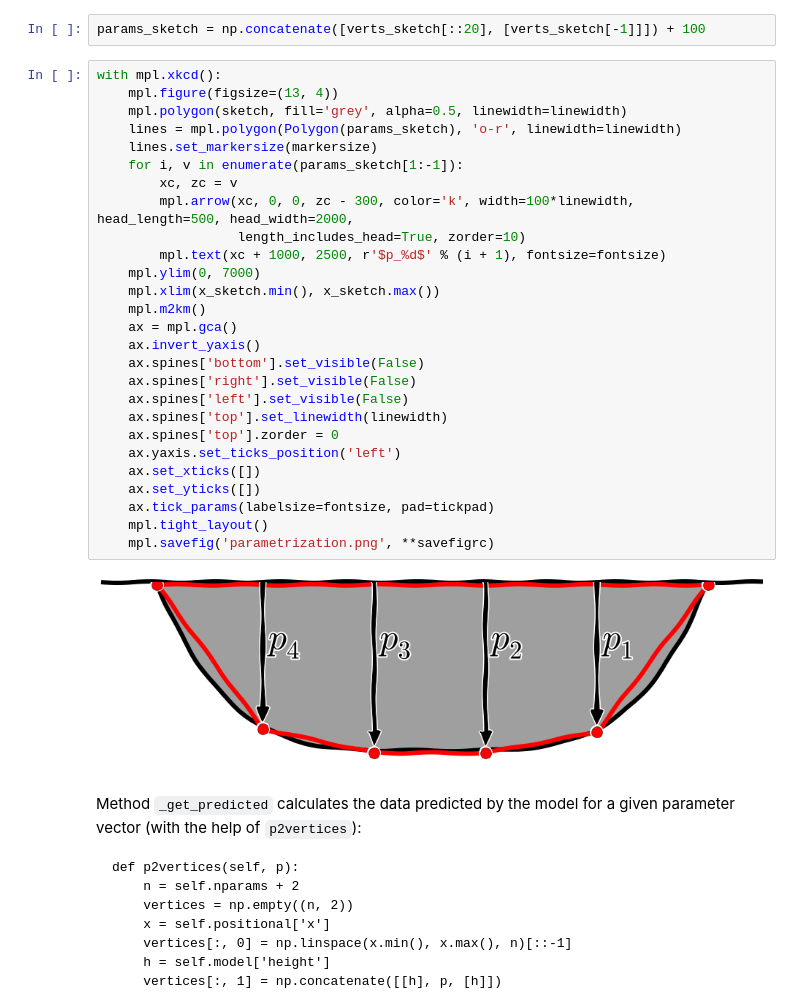
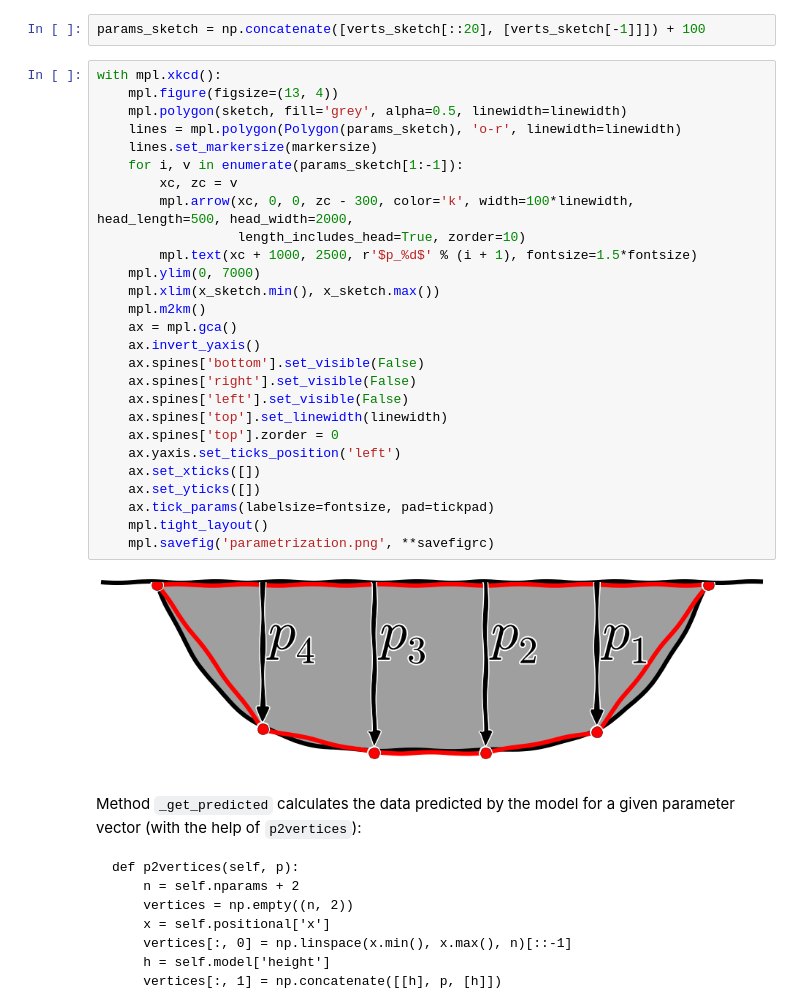
Before and after one commit to leouieda/scipy2014, a Jupyter notebook: gravity_inversion.ipynb, the cells around one changed output. Saved outputs shown, nothing was run; the diff lists cells and outputs as text.

```diff
--- a/gravity_inversion.ipynb
+++ b/gravity_inversion.ipynb
@@ -128,32 +138,32 @@ params_sketch = np.concatenate([verts_sketch[::20], [verts_sketch[-1]]]) + 100
 # %%
 with mpl.xkcd():
     mpl.figure(figsize=(13, 4))
     mpl.polygon(sketch, fill='grey', alpha=0.5, linewidth=linewidth)
     lines = mpl.polygon(Polygon(params_sketch), 'o-r', linewidth=linewidth)
     lines.set_markersize(markersize)
     for i, v in enumerate(params_sketch[1:-1]):
         xc, zc = v
         mpl.arrow(xc, 0, 0, zc - 300, color='k', width=100*linewidth, head_length=500, head_width=2000,
                   length_includes_head=True, zorder=10)
-        mpl.text(xc + 1000, 2500, r'$p_%d$' % (i + 1), fontsize=fontsize)
+        mpl.text(xc + 1000, 2500, r'$p_%d$' % (i + 1), fontsize=1.5*fontsize)
     mpl.ylim(0, 7000)
     mpl.xlim(x_sketch.min(), x_sketch.max())
     mpl.m2km()
     ax = mpl.gca()
     ax.invert_yaxis()
     ax.spines['bottom'].set_visible(False)
     ax.spines['right'].set_visible(False)
     ax.spines['left'].set_visible(False)
     ax.spines['top'].set_linewidth(linewidth)
     ax.spines['top'].zorder = 0
     ax.yaxis.set_ticks_position('left')
     ax.set_xticks([])
     ax.set_yticks([])
     ax.tick_params(labelsize=fontsize, pad=tickpad)
     mpl.tight_layout()
     mpl.savefig('parametrization.png', **savefigrc)
 # %% [output]
-[figure, old version]
+[figure, new version]
 # %% [markdown]
 Method `_get_predicted` calculates the data predicted by the model for a given parameter vector (with the help of `p2vertices`):
 
```
Also changed, not shown: parts of 18 cells of this notebook, 8 other files.
